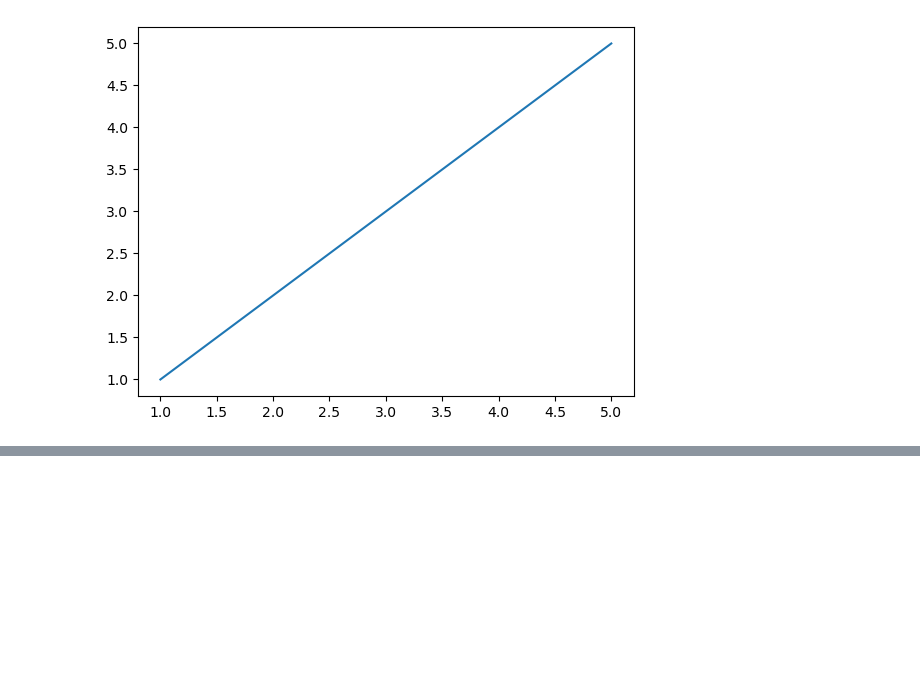
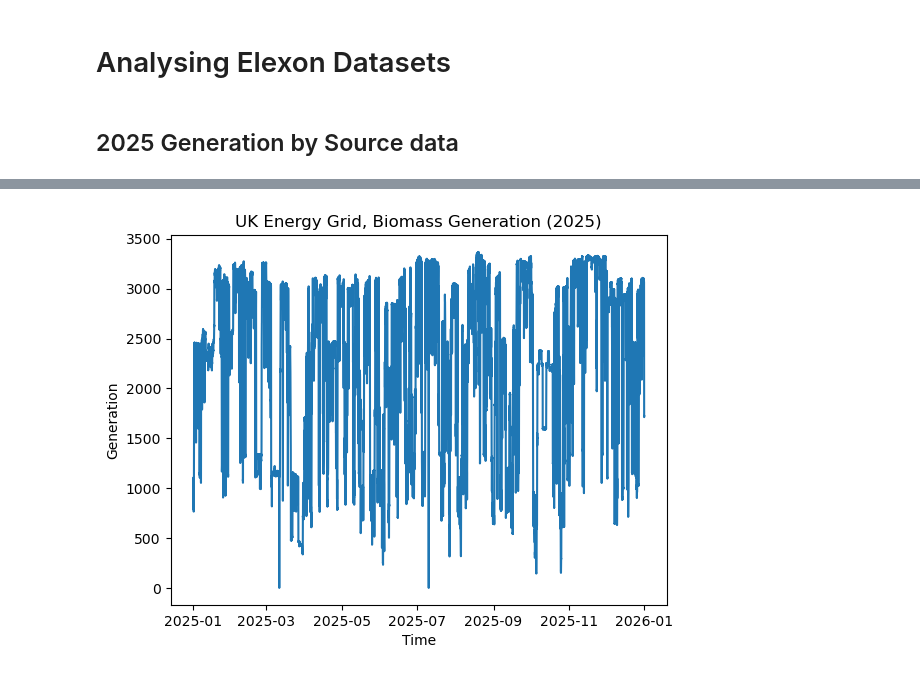
Before and after one commit to m-ichiban/MishBScMajorProject, a Jupyter notebook: MishMajorProject.ipynb, the cells around one changed output, grey strips where cells are left out. Saved outputs shown, nothing was run; the diff lists cells and outputs as text; code cells hidden in the pictures; blank space fills up the shorter version.

Commit message:
Investigating Elexon Data from 2025
Using Pandas to read the CSV and plot the biomass generation in 2025 to test that the data has been processed correctly.

```diff
--- a/MishMajorProject.ipynb
+++ b/MishMajorProject.ipynb
@@ -1,11 +1,25 @@
-# %%
-import matplotlib.pyplot as plt
-import numpy as np
-
-x=np.linspace(1,5)
-y=np.linspace(1,5)
-
-plt.plot(x,y)
-plt.show()
-# %% [output]
-[figure, removed]
+# %% [markdown]
+# Analysing Elexon Datasets
+# %% [markdown]
+## 2025 Generation by Source data
+# %%
+import pandas as pd
+import numpy as np
+import matplotlib.pyplot as plt
+
+# sorting the dataset by correct chronological order
+df = pd.read_csv("Gen2025.csv")
+df["PublishTime"] = pd.to_datetime(df["PublishTime"])
+df = df.sort_values("PublishTime")
+
+#isolates just the biomass fueltype generations
+biomass_df = df[df["FuelType"]=="BIOMASS"]
+print(biomass_df)
+
+#test plotting this graph
+plt.plot(biomass_df["PublishTime"], biomass_df["Generation"])
+plt.xlabel('Time')
+plt.ylabel('Generation')
+plt.title('UK Energy Grid, Biomass Generation (2025)')
+plt.show()
+# %% [output]
@@ -11,0 +43 @@ plt.show()
+[figure, added]
```
Also changed, not shown: parts of 1 cell of this notebook, 1 other file.
